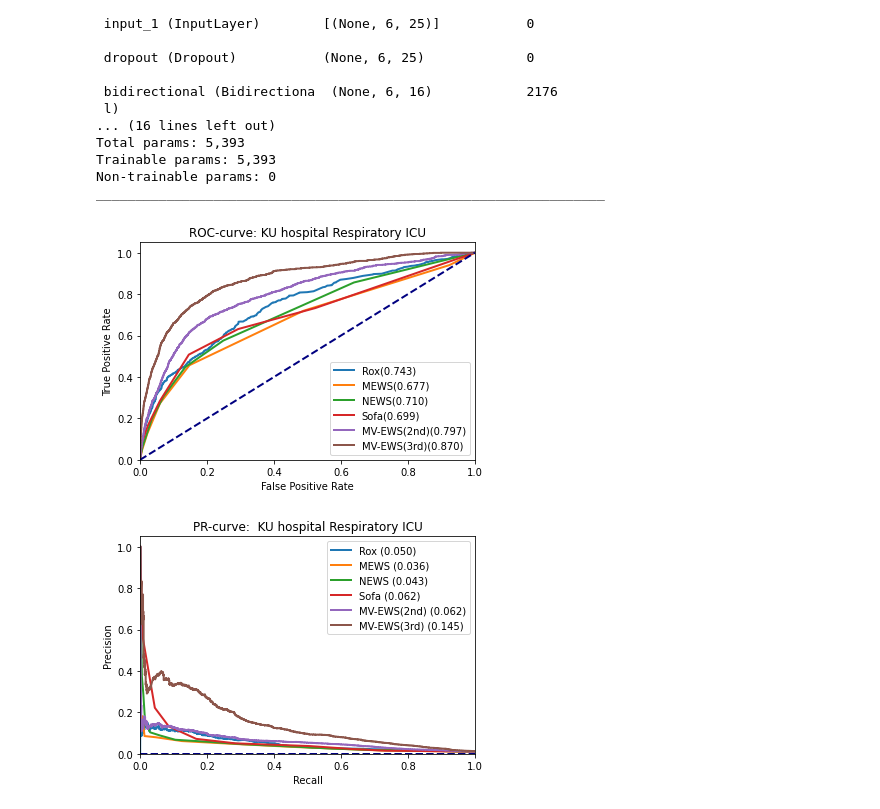
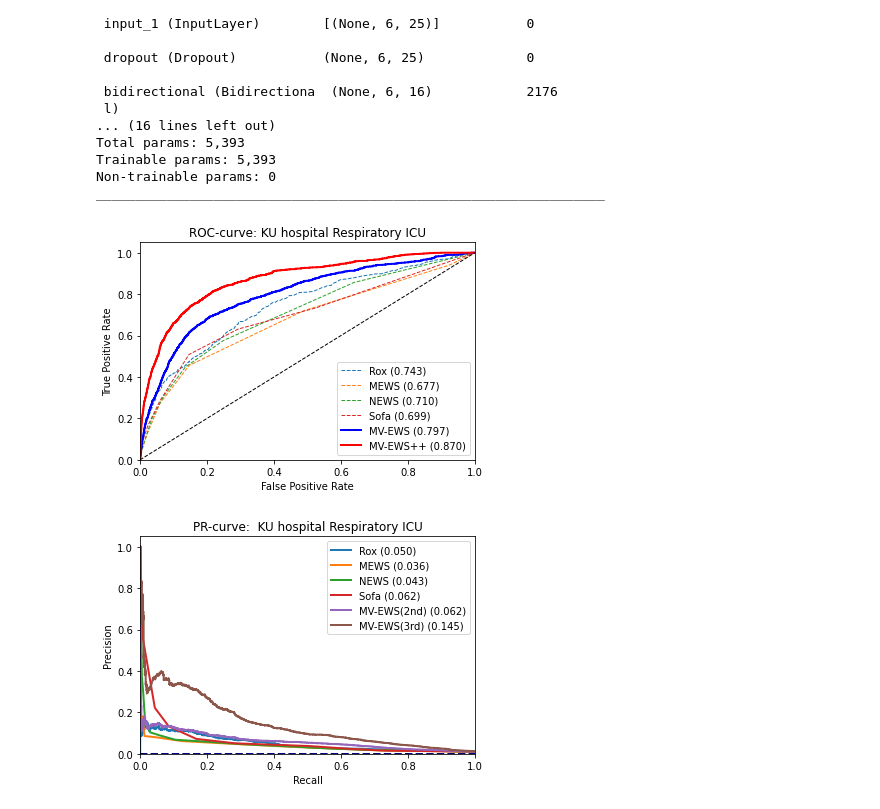
Before and after one commit to mit2400/ventilation-severity-prediciton, a Jupyter notebook: ASSIST_3nd_year.ipynb, the cells around one changed output. Saved outputs shown, nothing was run; the diff lists cells and outputs as text; code cells hidden in the pictures.

```diff
--- a/ASSIST_3nd_year.ipynb
+++ b/ASSIST_3nd_year.ipynb
@@ -140,25 +102,44 @@ for i in range(len(columns)):
 # %%
 plt.figure()
 lw = 2
-columns = ['Rox', 'MEWS', 'NEWS', 'Sofa', 'MV-EWS(2nd)', 'MV-EWS(3rd)']
+columns = ['Rox', 'MEWS', 'NEWS', 'Sofa', 'MV-EWS', 'MV-EWS++']
 for i in range(len(columns)):
-    plt.plot(
-        fpr_list[i],
-        tpr_list[i],
-        lw=lw,
-        label=columns[i] + "(%0.3f)" %  round(auc_list[i], 3)
-    )
+    if i<4:
+        plt.plot(
+            fpr_list[i],
+            tpr_list[i],
+            lw=lw/2,
+            linestyle='dashed',
+            label=columns[i] + " (%0.3f)" %  round(auc_list[i], 3)
+        )
+    elif i==4:
+        plt.plot(
+            fpr_list[i],
+            tpr_list[i],
+            lw=lw,
+            color='blue',
+            label=columns[i] + " (%0.3f)" %  round(auc_list[i], 3)
+        )
+    elif i==5:
+        plt.plot(
+            fpr_list[i],
+            tpr_list[i],
+            lw=lw,
+            color='red',
+            label=columns[i] + " (%0.3f)" %  round(auc_list[i], 3)
+        )
 
-plt.plot([0, 1], [0, 1], color="navy", lw=lw, linestyle="--")
+
+plt.plot([0, 1], [0, 1], color="black", lw=lw/2, linestyle="--")
 plt.xlim([0.0, 1.0])
 plt.ylim([0.0, 1.05])
 plt.xlabel("False Positive Rate")
 plt.ylabel("True Positive Rate")
 plt.title("ROC-curve: KU hospital Respiratory ICU")
 plt.legend(loc="lower right")
 plt.show()
 # %% [output]
-[figure, old version]
+[figure, new version]
 # %%
 plt.figure()
 lw = 2
```
Also changed, not shown: parts of 4 cells of this notebook, 16 other files.
